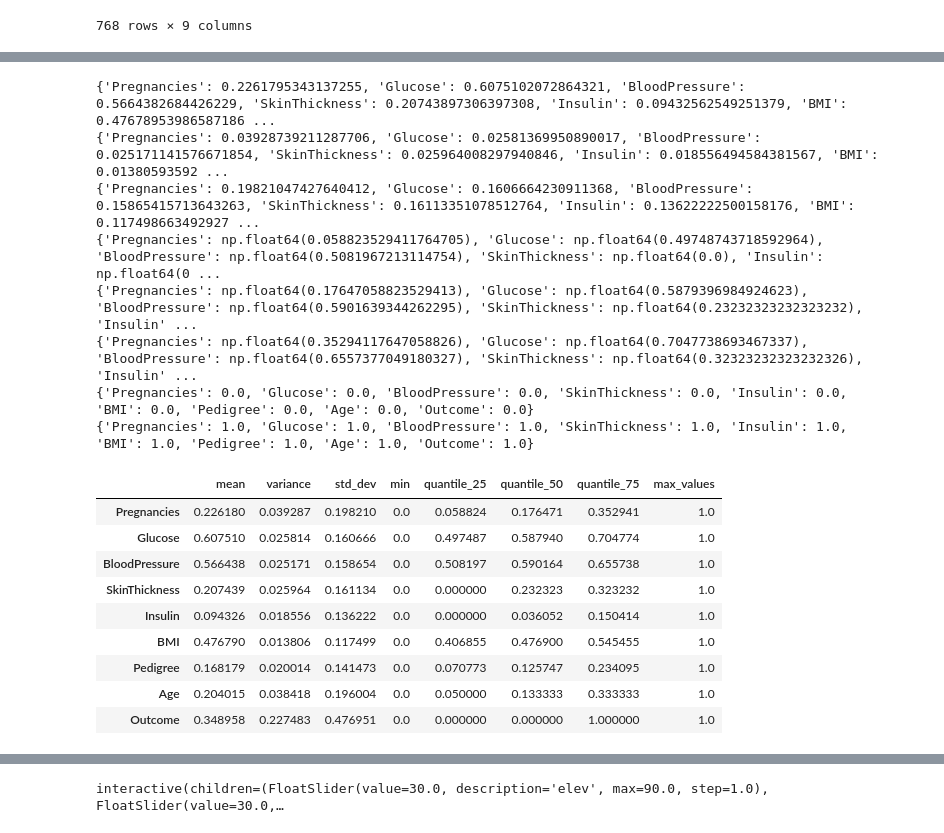
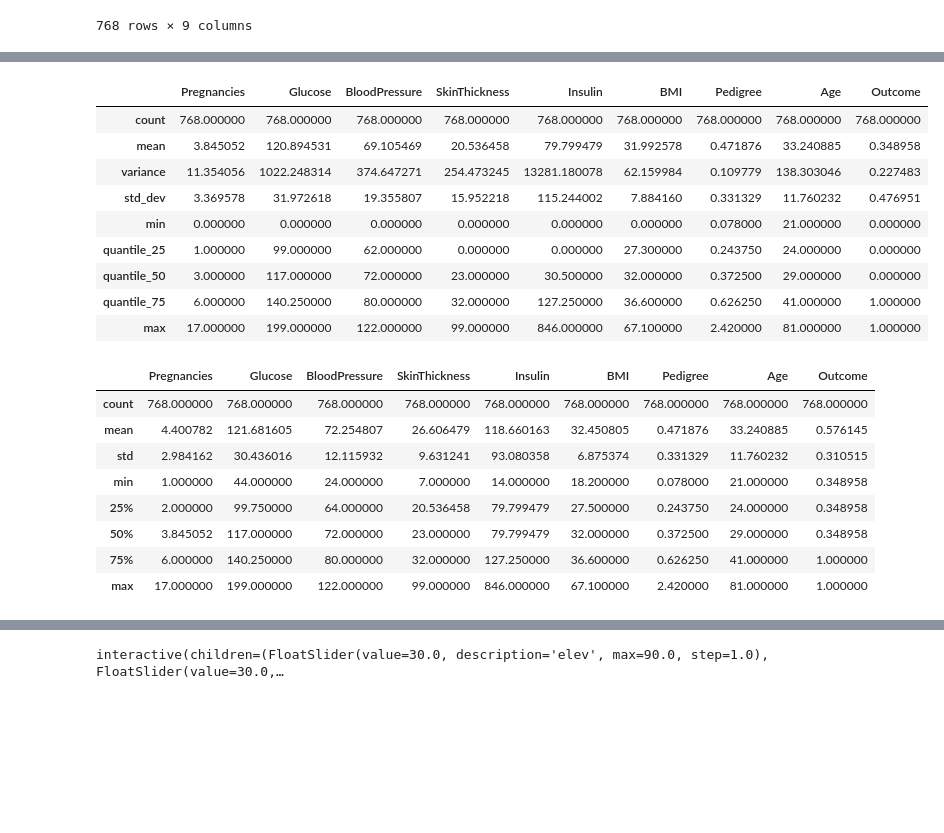
Before and after one commit to Hokure04/AISystems, a Jupyter notebook: AISystemsLab4/AISystemsLab4.ipynb, the cells around one changed output, grey strips where cells are left out. Cells and saved outputs as stored; diff of their text form; code cells hidden in the pictures; blank space fills up the shorter version.

```diff
--- a/AISystemsLab4/AISystemsLab4.ipynb
+++ b/AISystemsLab4/AISystemsLab4.ipynb
@@ -51,60 +30,60 @@ variance_values = {}
 std_values = {}
 quantile_25 = {}
 quantile_50 = {}
 quantile_75 = {}
 min_values = {}
 max_values = {}
-for column in df_normalised.columns:
-    data = df_normalised[column]
+count_values = {}
+for column in df.columns:
+    data = df[column]
     mean = sum(data)/len(data)
     mean_values[column] = mean
 
     variance = sum((x - mean)**2 for x in data)/(len(data)-1)
     variance_values[column] = variance
 
+    count_values[column] = data.count()
     std_values[column] = sqrt(variance)
     quantile_25[column] = np.percentile(data, 25)
     quantile_50[column] = np.percentile(data, 50)
     quantile_75[column] = np.percentile(data, 75)
     min_values[column] = min(data)
     max_values[column] = max(data)
 
-print(mean_values)
-print(variance_values)
-print(std_values)
-print(quantile_25)
-print(quantile_50)
-print(quantile_75)
-print(min_values)
-print(max_values)
-
 stats_df = pd.DataFrame({
+    'count': count_values,
     'mean': mean_values,
     'variance': variance_values,
     'std_dev': std_values,
     'min': min_values,
     'quantile_25': quantile_25,
     'quantile_50': quantile_50,
     'quantile_75': quantile_75,
-    'max_values': max_values
+    'max': max_values
 })
+stats_df = stats_df.T
 stats_df
 # %% [output]
-{'Pregnancies': 0.2261795343137255, 'Glucose': 0.6075102072864321, 'BloodPressure': 0.5664382684426229, 'SkinThickness': 0.20743897306397308, 'Insulin': 0.09432562549251379, 'BMI': 0.47678953986587186 ...
-{'Pregnancies': 0.03928739211287706, 'Glucose': 0.02581369950890017, 'BloodPressure': 0.025171141576671854, 'SkinThickness': 0.025964008297940846, 'Insulin': 0.018556494584381567, 'BMI': 0.01380593592 ...
-{'Pregnancies': 0.19821047427640412, 'Glucose': 0.1606664230911368, 'BloodPressure': 0.15865415713643263, 'SkinThickness': 0.16113351078512764, 'Insulin': 0.13622222500158176, 'BMI': 0.117498663492927 ...
-{'Pregnancies': np.float64(0.058823529411764705), 'Glucose': np.float64(0.49748743718592964), 'BloodPressure': np.float64(0.5081967213114754), 'SkinThickness': np.float64(0.0), 'Insulin': np.float64(0 ...
-{'Pregnancies': np.float64(0.17647058823529413), 'Glucose': np.float64(0.5879396984924623), 'BloodPressure': np.float64(0.5901639344262295), 'SkinThickness': np.float64(0.23232323232323232), 'Insulin' ...
-{'Pregnancies': np.float64(0.35294117647058826), 'Glucose': np.float64(0.7047738693467337), 'BloodPressure': np.float64(0.6557377049180327), 'SkinThickness': np.float64(0.32323232323232326), 'Insulin' ...
-{'Pregnancies': 0.0, 'Glucose': 0.0, 'BloodPressure': 0.0, 'SkinThickness': 0.0, 'Insulin': 0.0, 'BMI': 0.0, 'Pedigree': 0.0, 'Age': 0.0, 'Outcome': 0.0}
-{'Pregnancies': 1.0, 'Glucose': 1.0, 'BloodPressure': 1.0, 'SkinThickness': 1.0, 'Insulin': 1.0, 'BMI': 1.0, 'Pedigree': 1.0, 'Age': 1.0, 'Outcome': 1.0}
-|  | mean | variance | std_dev | min | quantile_25 | quantile_50 | quantile_75 | max_values |
-| Pregnancies | 0.226180 | 0.039287 | 0.198210 | 0.0 | 0.058824 | 0.176471 | 0.352941 | 1.0 |
-| Glucose | 0.607510 | 0.025814 | 0.160666 | 0.0 | 0.497487 | 0.587940 | 0.704774 | 1.0 |
-| BloodPressure | 0.566438 | 0.025171 | 0.158654 | 0.0 | 0.508197 | 0.590164 | 0.655738 | 1.0 |
-| SkinThickness | 0.207439 | 0.025964 | 0.161134 | 0.0 | 0.000000 | 0.232323 | 0.323232 | 1.0 |
-| Insulin | 0.094326 | 0.018556 | 0.136222 | 0.0 | 0.000000 | 0.036052 | 0.150414 | 1.0 |
-| BMI | 0.476790 | 0.013806 | 0.117499 | 0.0 | 0.406855 | 0.476900 | 0.545455 | 1.0 |
-| Pedigree | 0.168179 | 0.020014 | 0.141473 | 0.0 | 0.070773 | 0.125747 | 0.234095 | 1.0 |
-| Age | 0.204015 | 0.038418 | 0.196004 | 0.0 | 0.050000 | 0.133333 | 0.333333 | 1.0 |
-| Outcome | 0.348958 | 0.227483 | 0.476951 | 0.0 | 0.000000 | 0.000000 | 1.000000 | 1.0 |
+|  | Pregnancies | Glucose | BloodPressure | SkinThickness | Insulin | BMI | Pedigree | Age | Outcome |
+| count | 768.000000 | 768.000000 | 768.000000 | 768.000000 | 768.000000 | 768.000000 | 768.000000 | 768.000000 | 768.000000 |
+| mean | 3.845052 | 120.894531 | 69.105469 | 20.536458 | 79.799479 | 31.992578 | 0.471876 | 33.240885 | 0.348958 |
+| variance | 11.354056 | 1022.248314 | 374.647271 | 254.473245 | 13281.180078 | 62.159984 | 0.109779 | 138.303046 | 0.227483 |
+| std_dev | 3.369578 | 31.972618 | 19.355807 | 15.952218 | 115.244002 | 7.884160 | 0.331329 | 11.760232 | 0.476951 |
+| min | 0.000000 | 0.000000 | 0.000000 | 0.000000 | 0.000000 | 0.000000 | 0.078000 | 21.000000 | 0.000000 |
+| quantile_25 | 1.000000 | 99.000000 | 62.000000 | 0.000000 | 0.000000 | 27.300000 | 0.243750 | 24.000000 | 0.000000 |
+| quantile_50 | 3.000000 | 117.000000 | 72.000000 | 23.000000 | 30.500000 | 32.000000 | 0.372500 | 29.000000 | 0.000000 |
+| quantile_75 | 6.000000 | 140.250000 | 80.000000 | 32.000000 | 127.250000 | 36.600000 | 0.626250 | 41.000000 | 1.000000 |
+| max | 17.000000 | 199.000000 | 122.000000 | 99.000000 | 846.000000 | 67.100000 | 2.420000 | 81.000000 | 1.000000 |
+# %%
+df.replace(0, df.mean(axis=0),inplace=True)
+df.describe()
+# %% [output]
+|  | Pregnancies | Glucose | BloodPressure | SkinThickness | Insulin | BMI | Pedigree | Age | Outcome |
+| count | 768.000000 | 768.000000 | 768.000000 | 768.000000 | 768.000000 | 768.000000 | 768.000000 | 768.000000 | 768.000000 |
+| mean | 4.400782 | 121.681605 | 72.254807 | 26.606479 | 118.660163 | 32.450805 | 0.471876 | 33.240885 | 0.576145 |
+| std | 2.984162 | 30.436016 | 12.115932 | 9.631241 | 93.080358 | 6.875374 | 0.331329 | 11.760232 | 0.310515 |
+| min | 1.000000 | 44.000000 | 24.000000 | 7.000000 | 14.000000 | 18.200000 | 0.078000 | 21.000000 | 0.348958 |
+| 25% | 2.000000 | 99.750000 | 64.000000 | 20.536458 | 79.799479 | 27.500000 | 0.243750 | 24.000000 | 0.348958 |
+| 50% | 3.845052 | 117.000000 | 72.000000 | 23.000000 | 79.799479 | 32.000000 | 0.372500 | 29.000000 | 0.348958 |
+| 75% | 6.000000 | 140.250000 | 80.000000 | 32.000000 | 127.250000 | 36.600000 | 0.626250 | 41.000000 | 1.000000 |
+| max | 17.000000 | 199.000000 | 122.000000 | 99.000000 | 846.000000 | 67.100000 | 2.420000 | 81.000000 | 1.000000 |
```
Also changed, not shown: parts of 10 cells of this notebook.
